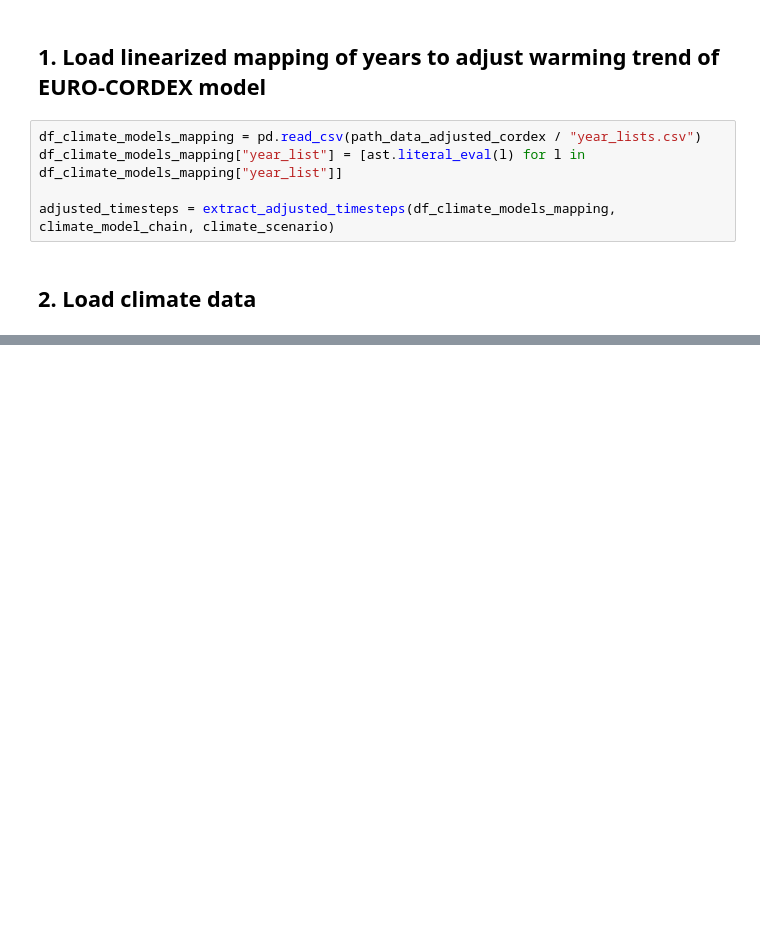
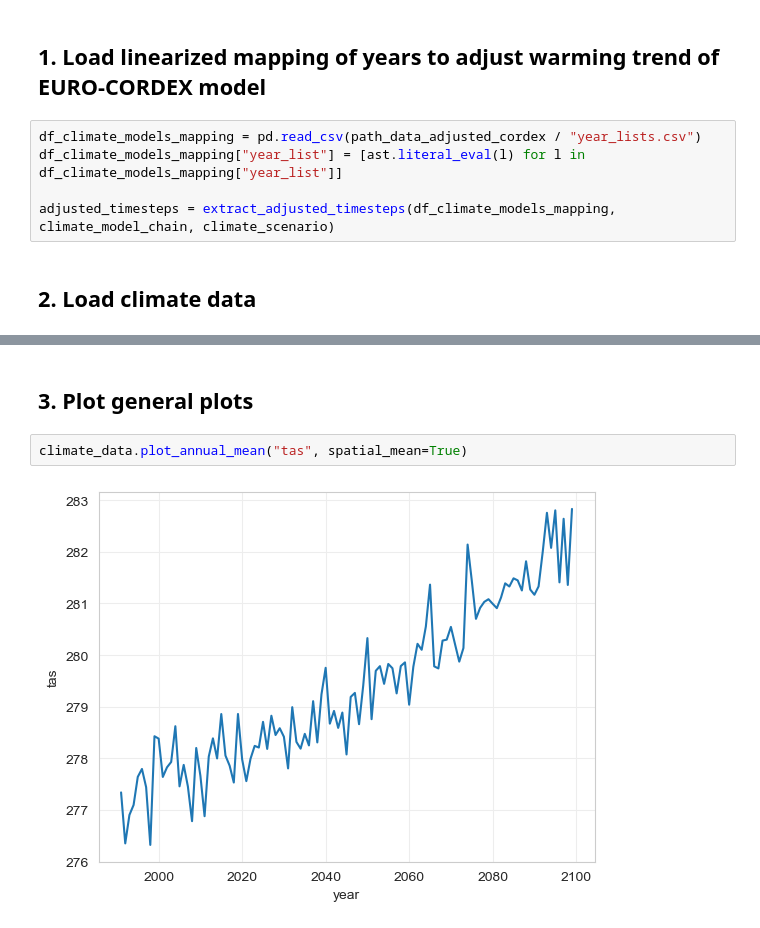
Before and after one commit to yasserhaddad/CORDEX2Energy, a Jupyter notebook: notebooks/pipeline_example.ipynb, the cells around one changed output, grey strips where cells are left out. Cells and saved outputs as stored; diff of their text form; blank space fills up the shorter version.

```diff
--- a/notebooks/pipeline_example.ipynb
+++ b/notebooks/pipeline_example.ipynb
@@ -83,0 +95,6 @@ climate_data.ds_data.isel(time=0).tas.plot()
+# %% [markdown]
+## 3. Plot general plots
+# %%
+climate_data.plot_annual_mean("tas", spatial_mean=True)
+# %% [output]
+[figure, added]
```
Also changed, not shown: parts of 11 cells of this notebook, 5 other files.
